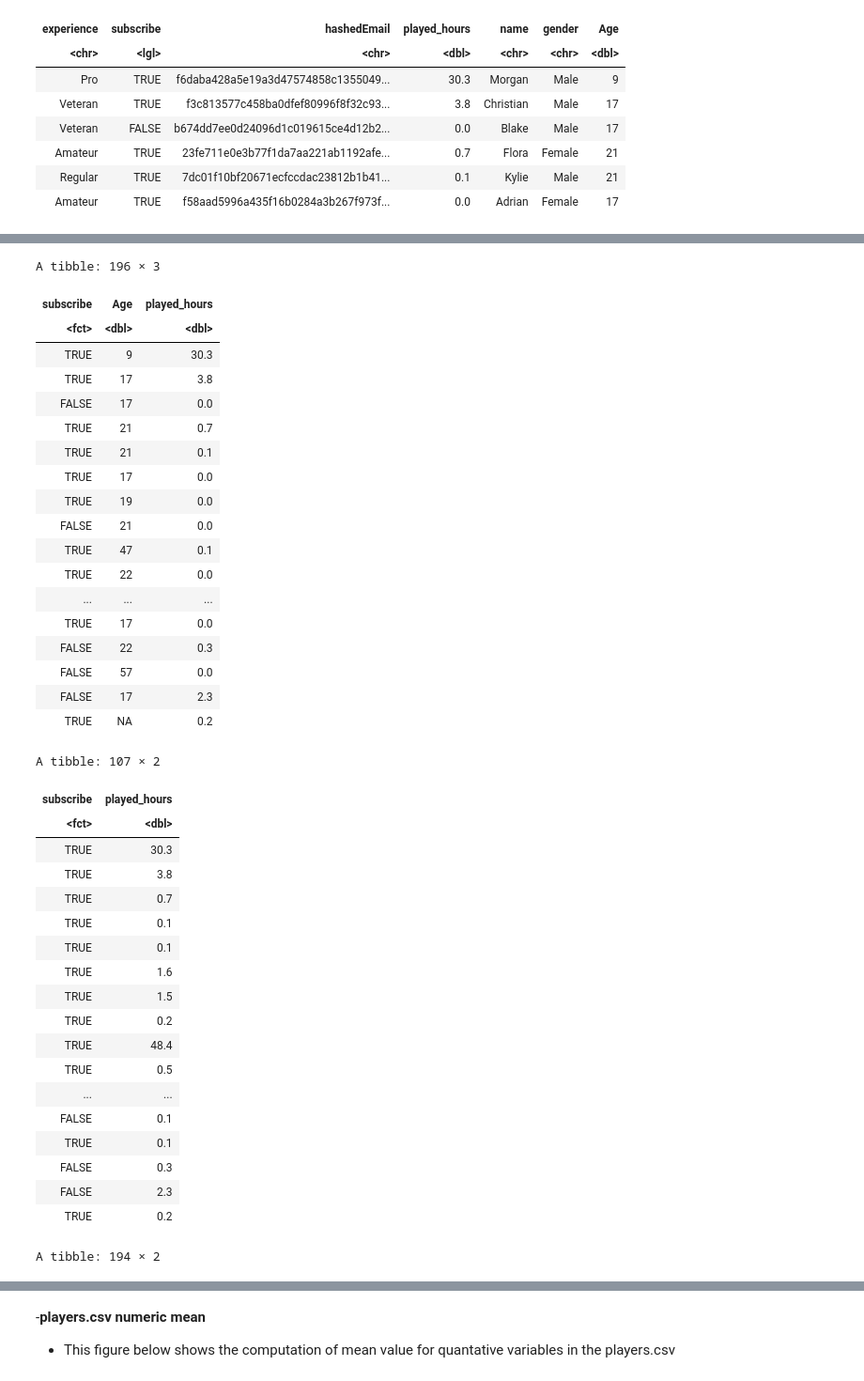
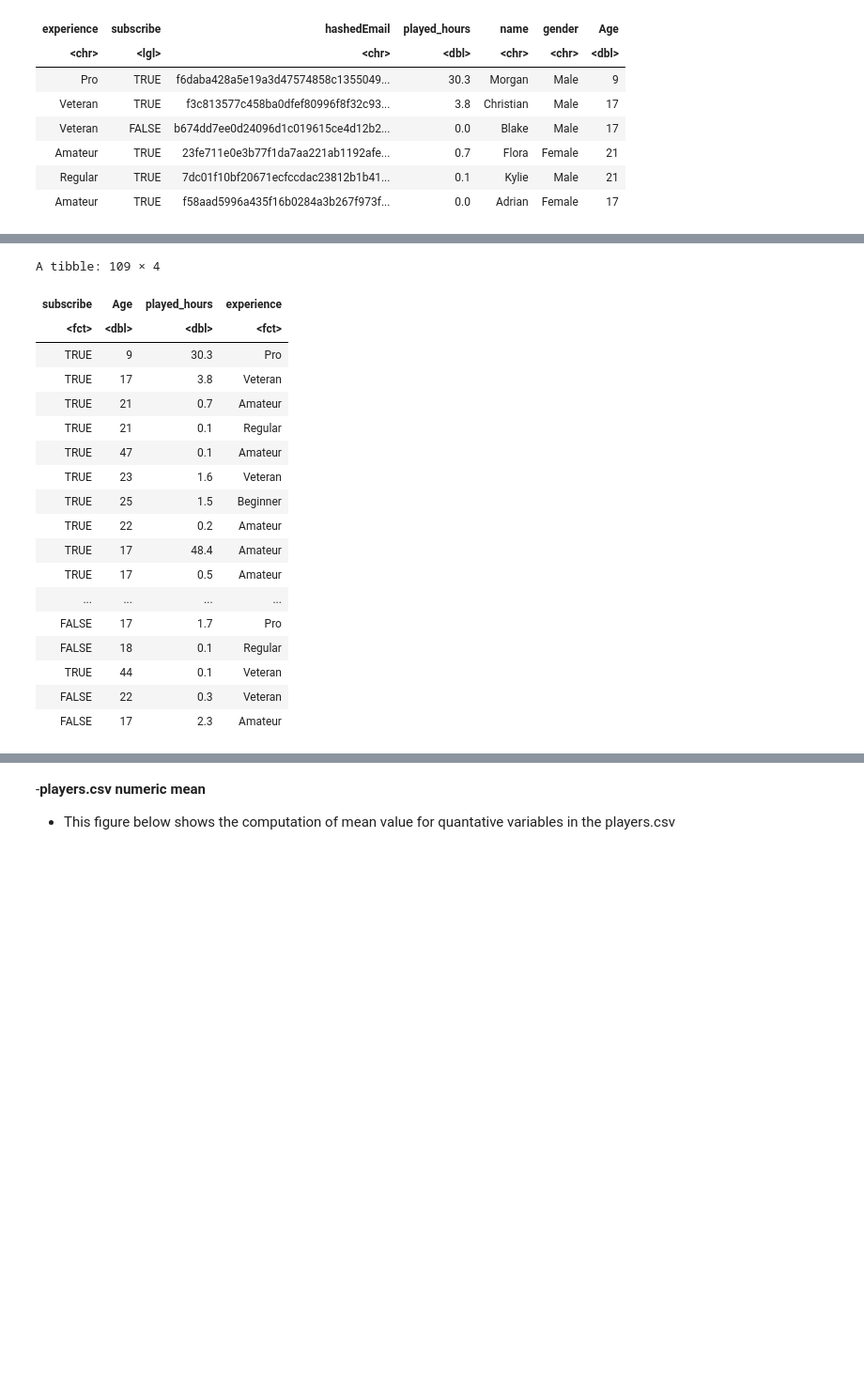
Before and after one commit to yunan-Deng/daci100_project_033_yunan_deng, a Jupyter notebook: individual_yunan_project.ipynb, the cells around one changed output, grey strips where cells are left out. Shown at 94% size. Cells and saved outputs as stored; diff of their text form; code cells hidden in the pictures; blank space fills up the shorter version.

```diff
--- a/individual_yunan_project.ipynb
+++ b/individual_yunan_project.ipynb
@@ -385,58 +396,34 @@ A tibble: 6 × 7
 # %%
+
+library(tidyverse)
 tidy_players_1 <- players |>
-select(subscribe,Age,played_hours)|>
+select(subscribe,Age,played_hours,experience)|>
   mutate(played_hours = as.numeric(played_hours),
    Age = as.numeric(Age),
-   subscribe = as.factor(subscribe)
-  )
-tidy_players_played_hours <- tidy_players_1 |>
-filter(played_hours >0 & played_hours <=100)|>
-select(subscribe, played_hours)
+   subscribe = as.factor(subscribe),
+   experience = as.factor(experience)
+  )|>
+filter(!is.na(Age))|>
+filter(played_hours >0)
+
 tidy_players_1
-tidy_players_played_hours
-
-tidy_players_Age <- tidy_players_1 |>
-filter(Age >0 & Age <100)|>
-select(subscribe, Age)
-
-tidy_players_Age
 # %% [output]
-A tibble: 196 × 3
+A tibble: 109 × 4
-| subscribe | Age | played_hours |
-| <fct> | <dbl> | <dbl> |
-| TRUE | 9 | 30.3 |
-| TRUE | 17 | 3.8 |
-| FALSE | 17 | 0.0 |
-| TRUE | 21 | 0.7 |
-| TRUE | 21 | 0.1 |
-| TRUE | 17 | 0.0 |
-| TRUE | 19 | 0.0 |
-| FALSE | 21 | 0.0 |
-| TRUE | 47 | 0.1 |
-| TRUE | 22 | 0.0 |
-| ... | ... | ... |
-| TRUE | 17 | 0.0 |
-| FALSE | 22 | 0.3 |
-| FALSE | 57 | 0.0 |
-| FALSE | 17 | 2.3 |
-| TRUE | NA | 0.2 |
+| subscribe | Age | played_hours | experience |
+| <fct> | <dbl> | <dbl> | <fct> |
+| TRUE | 9 | 30.3 | Pro |
+| TRUE | 17 | 3.8 | Veteran |
+| TRUE | 21 | 0.7 | Amateur |
+| TRUE | 21 | 0.1 | Regular |
+| TRUE | 47 | 0.1 | Amateur |
+| TRUE | 23 | 1.6 | Veteran |
+| TRUE | 25 | 1.5 | Beginner |
+| TRUE | 22 | 0.2 | Amateur |
+| TRUE | 17 | 48.4 | Amateur |
+| TRUE | 17 | 0.5 | Amateur |
+| ... | ... | ... | ... |
+| FALSE | 17 | 1.7 | Pro |
+| FALSE | 18 | 0.1 | Regular |
+| TRUE | 44 | 0.1 | Veteran |
+| FALSE | 22 | 0.3 | Veteran |
+| FALSE | 17 | 2.3 | Amateur |
-A tibble: 107 × 2
-| subscribe | played_hours |
-| <fct> | <dbl> |
-| TRUE | 30.3 |
-| TRUE | 3.8 |
-| TRUE | 0.7 |
-| TRUE | 0.1 |
-| TRUE | 0.1 |
-| TRUE | 1.6 |
-| TRUE | 1.5 |
-| TRUE | 0.2 |
-| TRUE | 48.4 |
-| TRUE | 0.5 |
-| ... | ... |
-| FALSE | 0.1 |
-| TRUE | 0.1 |
-| FALSE | 0.3 |
-| FALSE | 2.3 |
-| TRUE | 0.2 |
-A tibble: 194 × 2
```
Also changed, not shown: parts of 19 cells of this notebook.
